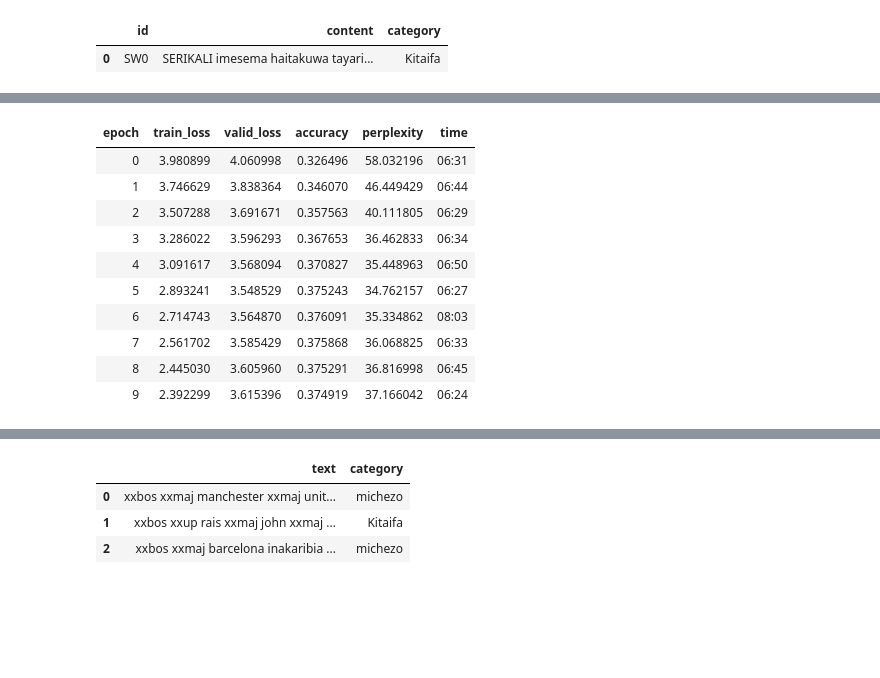
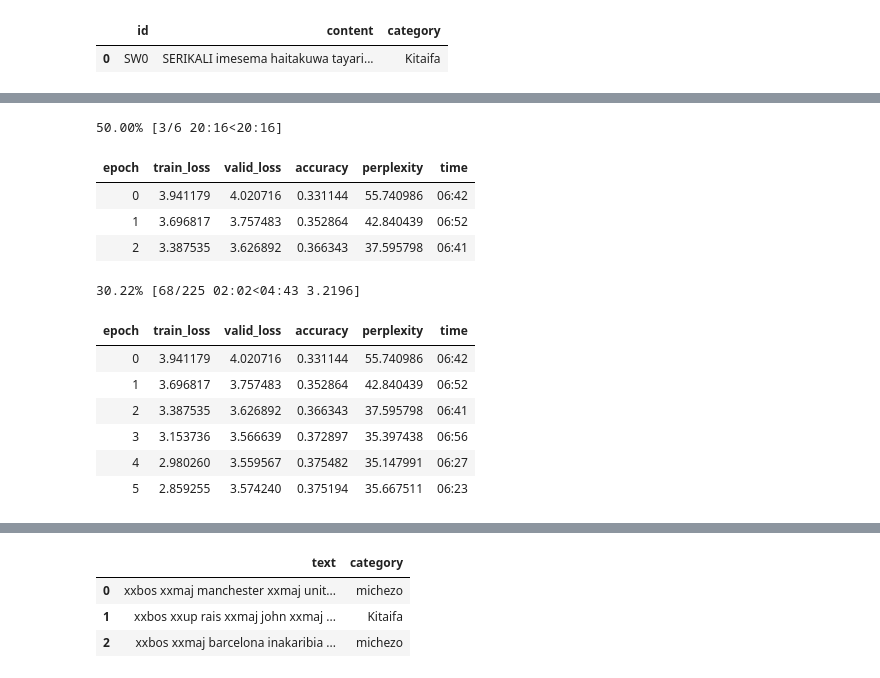
Before and after one commit to Timmecom/swahili_news_classification_zindi, a Jupyter notebook: submission1.ipynb, the cells around one changed output, grey strips where cells are left out. Saved outputs shown, nothing was run; the diff lists cells and outputs as text; code cells hidden in the pictures; blank space fills up the shorter version.

```diff
--- a/submission1.ipynb
+++ b/submission1.ipynb
@@ -62,18 +64,20 @@ learn.fit_one_cycle(1, 2e-2)
 # %%
 learn.unfreeze()
-learn.fit_one_cycle(10, 2e-3)
+learn.fit_one_cycle(6, 2e-3)
 # %% [output]
+50.00% [3/6 20:16<20:16]
 | epoch | train_loss | valid_loss | accuracy | perplexity | time |
-| 0 | 3.980899 | 4.060998 | 0.326496 | 58.032196 | 06:31 |
-| 1 | 3.746629 | 3.838364 | 0.346070 | 46.449429 | 06:44 |
-| 2 | 3.507288 | 3.691671 | 0.357563 | 40.111805 | 06:29 |
-| 3 | 3.286022 | 3.596293 | 0.367653 | 36.462833 | 06:34 |
-| 4 | 3.091617 | 3.568094 | 0.370827 | 35.448963 | 06:50 |
-| 5 | 2.893241 | 3.548529 | 0.375243 | 34.762157 | 06:27 |
-| 6 | 2.714743 | 3.564870 | 0.376091 | 35.334862 | 08:03 |
-| 7 | 2.561702 | 3.585429 | 0.375868 | 36.068825 | 06:33 |
-| 8 | 2.445030 | 3.605960 | 0.375291 | 36.816998 | 06:45 |
-| 9 | 2.392299 | 3.615396 | 0.374919 | 37.166042 | 06:24 |
+| 0 | 3.941179 | 4.020716 | 0.331144 | 55.740986 | 06:42 |
+| 1 | 3.696817 | 3.757483 | 0.352864 | 42.840439 | 06:52 |
+| 2 | 3.387535 | 3.626892 | 0.366343 | 37.595798 | 06:41 |
+30.22% [68/225 02:02<04:43 3.2196]
+| epoch | train_loss | valid_loss | accuracy | perplexity | time |
+| 0 | 3.941179 | 4.020716 | 0.331144 | 55.740986 | 06:42 |
+| 1 | 3.696817 | 3.757483 | 0.352864 | 42.840439 | 06:52 |
+| 2 | 3.387535 | 3.626892 | 0.366343 | 37.595798 | 06:41 |
+| 3 | 3.153736 | 3.566639 | 0.372897 | 35.397438 | 06:56 |
+| 4 | 2.980260 | 3.559567 | 0.375482 | 35.147991 | 06:27 |
+| 5 | 2.859255 | 3.574240 | 0.375194 | 35.667511 | 06:23 |
 # %%
 learn.save_encoder('finetuned')
 # %%
```
Also changed, not shown: parts of 27 cells of this notebook.
